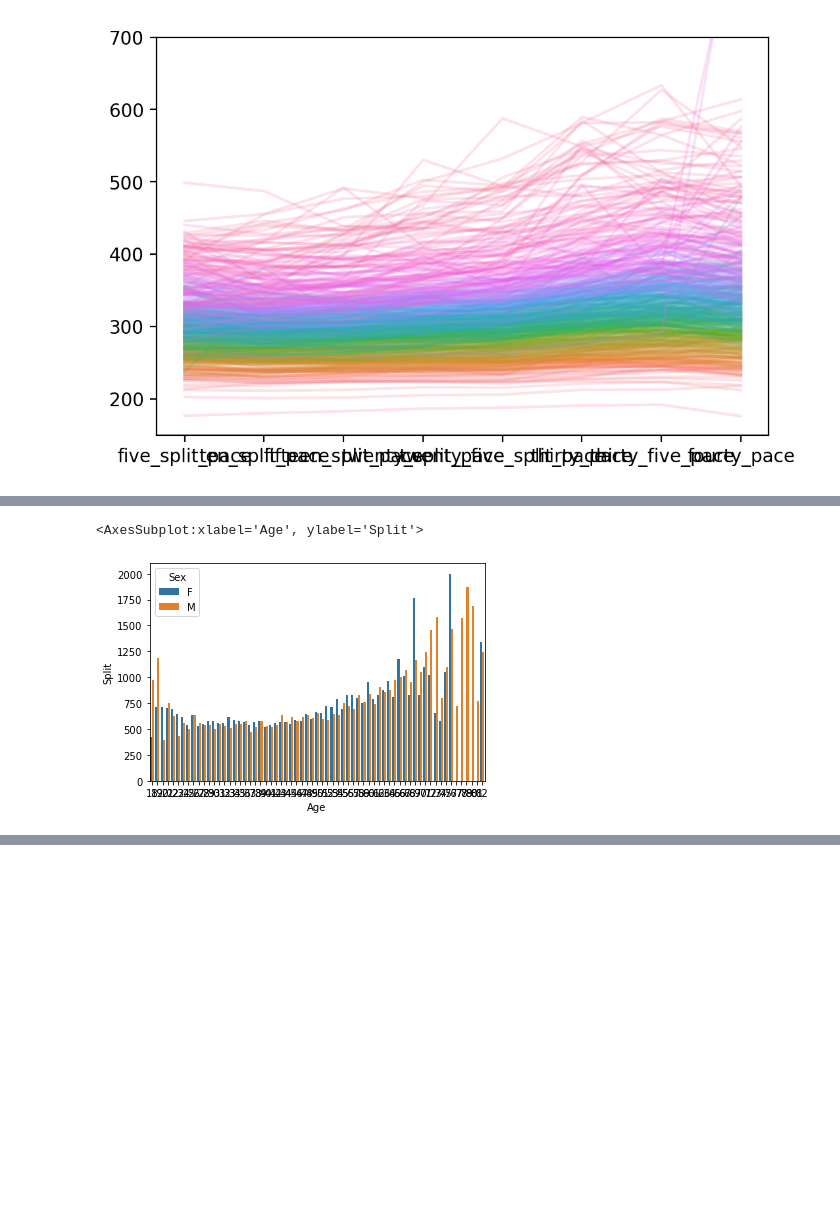
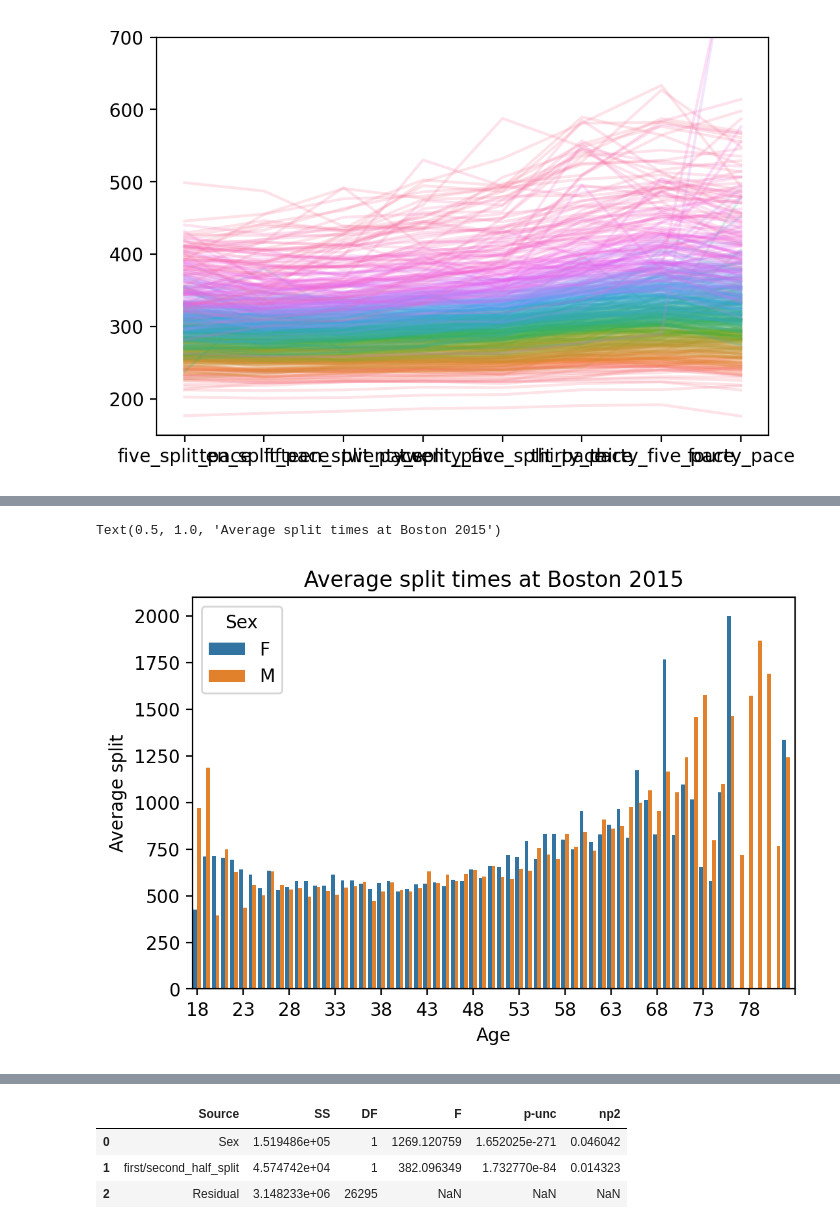
Before and after one commit to Eliphaz/marathon-data-analysis, a Jupyter notebook: boston_analysis.ipynb, the cells around one changed output, grey strips where cells are left out. Cells and saved outputs as stored; diff of their text form; code cells hidden in the pictures; blank space fills up the shorter version.

```diff
--- a/boston_analysis.ipynb
+++ b/boston_analysis.ipynb
@@ -303,20 +303,22 @@ sns.scatterplot(x='first/second_half_split',y='Age',data=boston_2015.iloc[::50,
 # %%
 def avg_split_age(df):
     avg_times = []
     unique_ages = df.Age.unique()
     male = df.query('Sex == "M"')
     female = df.query('Sex == "F"')
     for i in np.sort(unique_ages):
         avg_male = male.query(f'Age == {i}')
         avg_female = female.query(f'Age == {i}')
         avg_times.append(['F',i, avg_female['first/second_half_split'].mean()])
         avg_times.append(['M',i, avg_male['first/second_half_split'].mean()])
     return avg_times
 age_group_avg = pd.DataFrame(avg_split_age(boston_2015), columns= ['Sex','Age', 'Average split'])
 sns.barplot(data= age_group_avg, x='Age', y='Average split', hue='Sex')
+plt.xticks(np.arange(0, len(all_ages_avg['Age'])+1, 5))
+plt.title("Average split times at Boston 2015", fontsize=12)
 # %% [output]
-<AxesSubplot:xlabel='Age', ylabel='Split'>
+Text(0.5, 1.0, 'Average split times at Boston 2015')
-[figure, old version]
+[figure, new version]
 # %%
 boston_2015.query('Age == 18')
 # %% [output]
@@ -338,3 +340,11 @@ boston_2015.query('Age == 18')
 | 23947 | 23947 | 29040 | Zubiago, Julia A. | 18 | F | East Greenwich | RI | USA | NaN | NaN | ... |
 | 25231 | 25231 | 27610 | Lounsbury, Trevor R. | 18 | M | Franklin | MA | USA | NaN | NaN | ... |
 19 rows × 28 columns
+# %%
+import pingouin as pg
+pg.ancova(data=boston_2015, dv='Age', covar='first/second_half_split', between='Sex')
+# %% [output]
+|  | Source | SS | DF | F | p-unc | np2 |
+| 0 | Sex | 1.519486e+05 | 1 | 1269.120759 | 1.652025e-271 | 0.046042 |
+| 1 | first/second_half_split | 4.574742e+04 | 1 | 382.096349 | 1.732770e-84 | 0.014323 |
+| 2 | Residual | 3.148233e+06 | 26295 | NaN | NaN | NaN |
```
Also changed, not shown: parts of 16 cells of this notebook, 6 other files.
